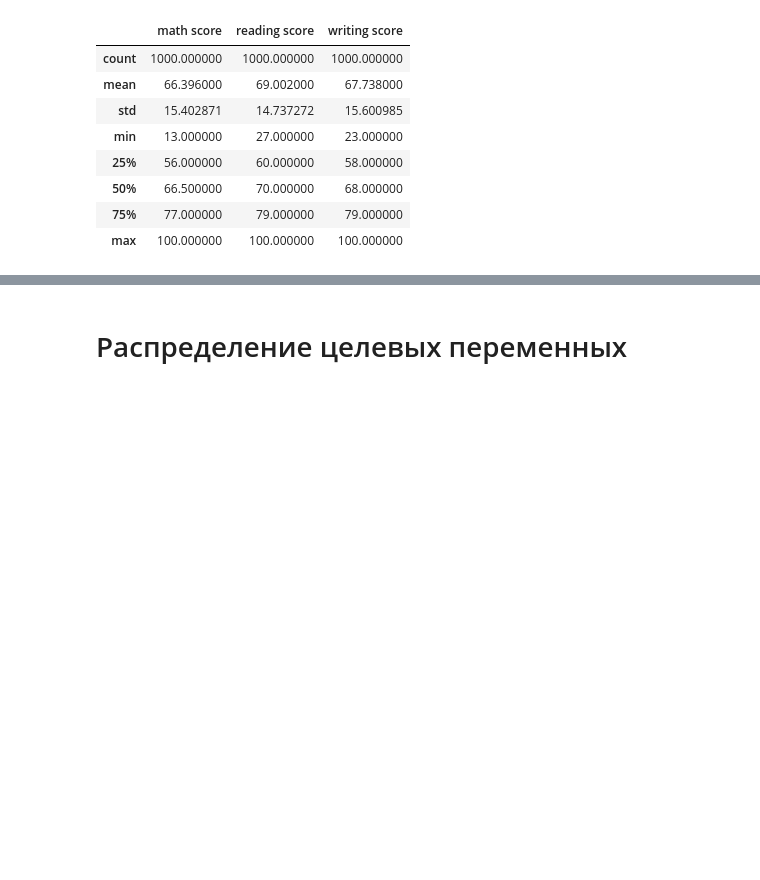
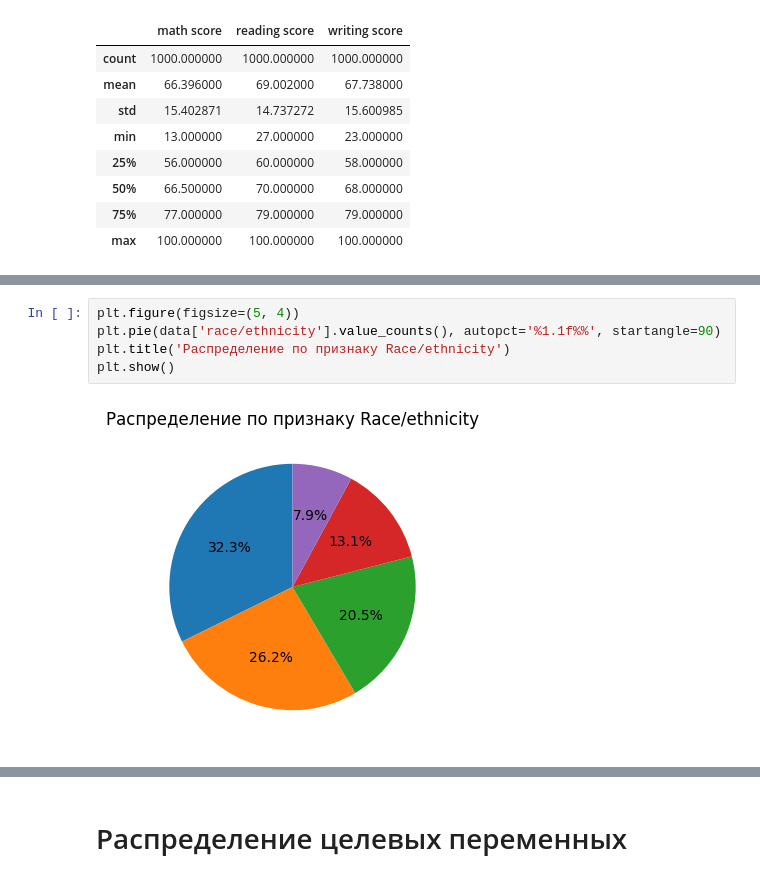
Before and after one commit to yulya11/introduction_to_ai, a Jupyter notebook: 03_lab_ml_intro.ipynb, the cells around one changed output, grey strips where cells are left out. Cells and saved outputs as stored; diff of their text form; blank space fills up the shorter version.

```diff
--- a/03_lab_ml_intro.ipynb
+++ b/03_lab_ml_intro.ipynb
@@ -174,0 +157,7 @@ dtype: int64
+# %%
+plt.figure(figsize=(5, 4))
+plt.pie(data['race/ethnicity'].value_counts(), autopct='%1.1f%%', startangle=90)
+plt.title('Распределение по признаку Race/ethnicity')
+plt.show()
+# %% [output]
+[figure, added]
```
Also changed, not shown: parts of 43 cells of this notebook.
